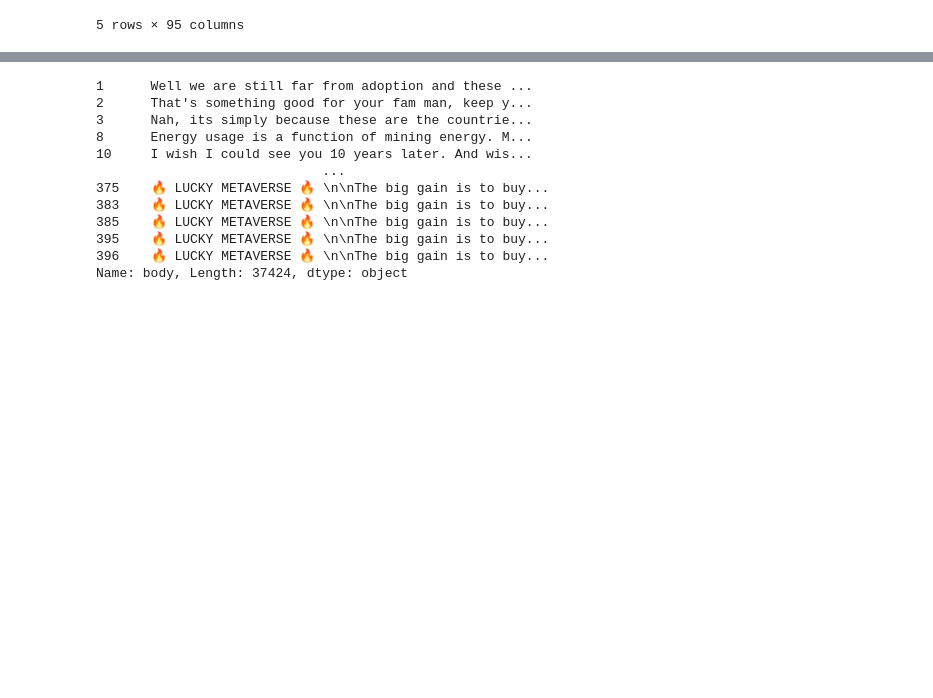
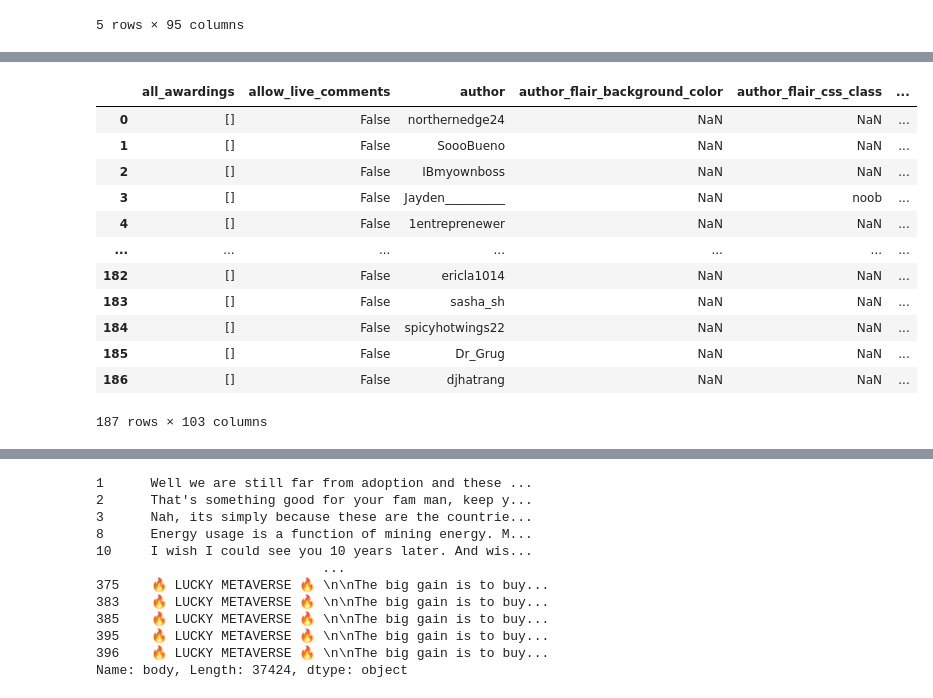
Before and after one commit to DueViktor/WildDataExam, a Jupyter notebook: EDA.ipynb, the cells around one changed output, grey strips where cells are left out. Cells and saved outputs as stored; diff of their text form; code cells hidden in the pictures; blank space fills up the shorter version.

```diff
--- a/EDA.ipynb
+++ b/EDA.ipynb
@@ -135,0 +169,16 @@ merged_posts.head()
+# %%
+test['corpus'] = pd.read_csv("data/annotation/data.csv",sep='\t')
+# %% [output]
+|  | all_awardings | allow_live_comments | author | author_flair_background_color | author_flair_css_class | ... |
+| 0 | [] | False | northernedge24 | NaN | NaN | ... |
+| 1 | [] | False | SoooBueno | NaN | NaN | ... |
+| 2 | [] | False | IBmyownboss | NaN | NaN | ... |
+| 3 | [] | False | Jayden__________ | NaN | noob | ... |
+| 4 | [] | False | 1entreprenewer | NaN | NaN | ... |
+| ... | ... | ... | ... | ... | ... | ... |
+| 182 | [] | False | ericla1014 | NaN | NaN | ... |
+| 183 | [] | False | sasha_sh | NaN | NaN | ... |
+| 184 | [] | False | spicyhotwings22 | NaN | NaN | ... |
+| 185 | [] | False | Dr_Grug | NaN | NaN | ... |
+| 186 | [] | False | djhatrang | NaN | NaN | ... |
+187 rows × 103 columns
```
Also changed, not shown: parts of 22 cells of this notebook, 1 other file.
